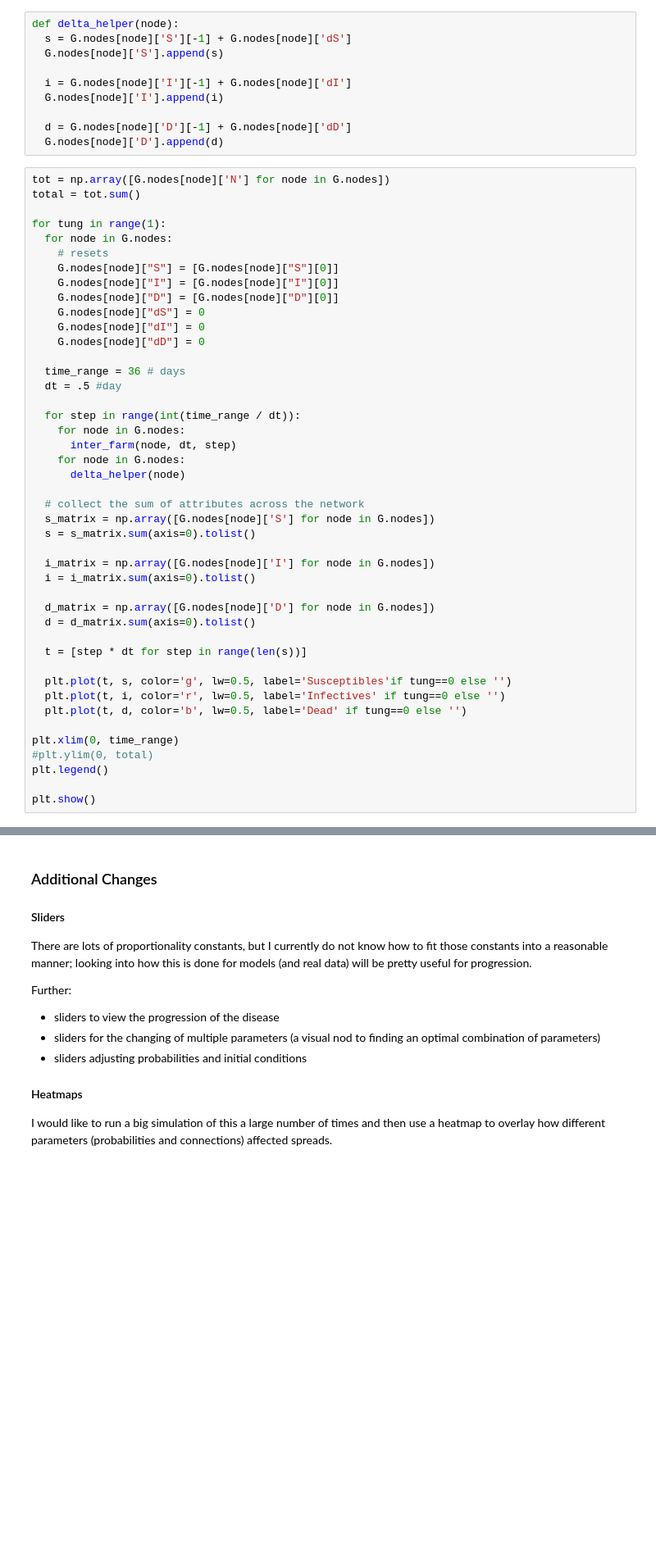
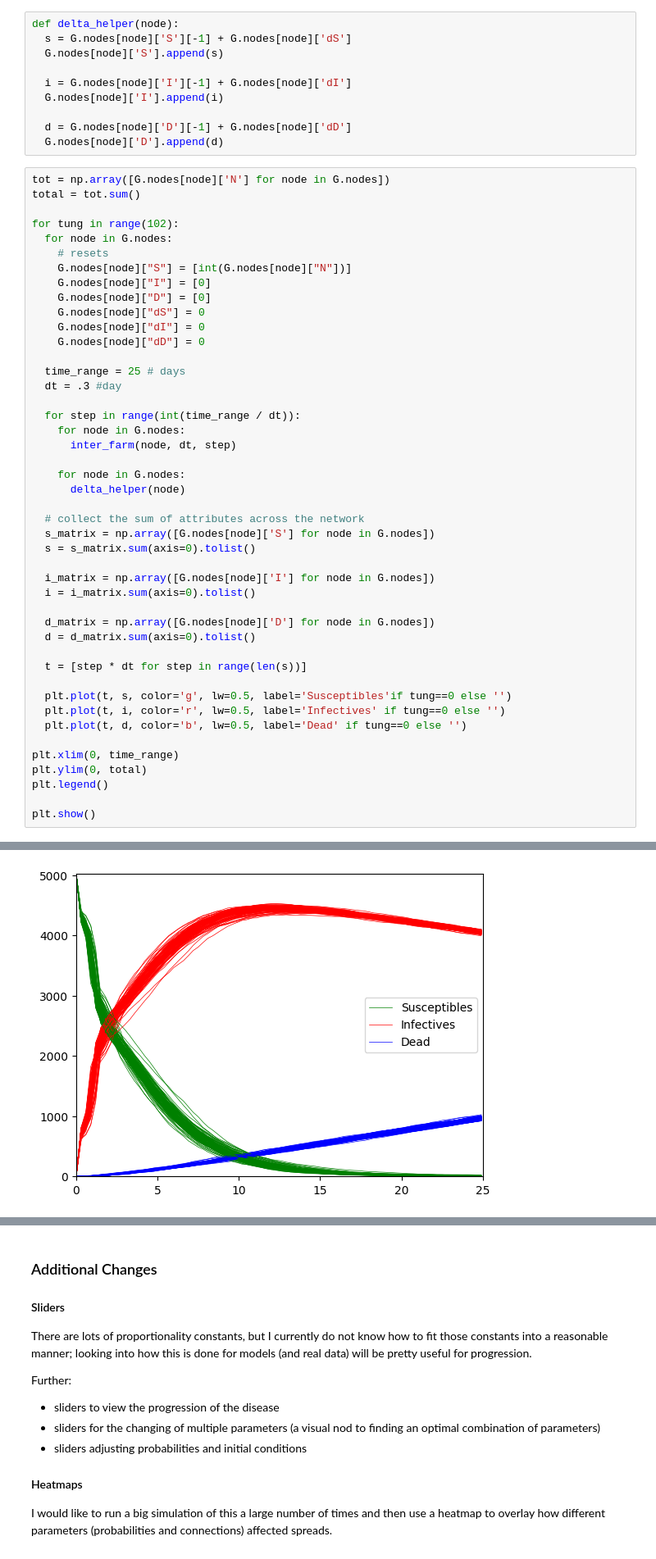
Before and after one commit to r-okotie179/diseaseModelling, a Jupyter notebook: test.ipynb, the cells around one changed output, grey strips where cells are left out. Shown at 82% size. Drawn from its saved outputs; the diff is of its cells as text; blank space fills up the shorter version.

```diff
--- a/test.ipynb
+++ b/test.ipynb
@@ -757,22 +762,23 @@ def delta_helper(node):
 tot = np.array([G.nodes[node]['N'] for node in G.nodes])
 total = tot.sum()
 
-for tung in range(1):
+for tung in range(102):
   for node in G.nodes:
     # resets
-    G.nodes[node]["S"] = [G.nodes[node]["S"][0]]
-    G.nodes[node]["I"] = [G.nodes[node]["I"][0]]
-    G.nodes[node]["D"] = [G.nodes[node]["D"][0]]
+    G.nodes[node]["S"] = [int(G.nodes[node]["N"])]
+    G.nodes[node]["I"] = [0]
+    G.nodes[node]["D"] = [0]
     G.nodes[node]["dS"] = 0
     G.nodes[node]["dI"] = 0
     G.nodes[node]["dD"] = 0
 
-  time_range = 36 # days
-  dt = .5 #day
+  time_range = 25 # days
+  dt = .3 #day
 
   for step in range(int(time_range / dt)):
     for node in G.nodes:
       inter_farm(node, dt, step)
+
     for node in G.nodes:
       delta_helper(node)
 
@@ -793,7 +799,7 @@ for tung in range(1):
   plt.plot(t, d, color='b', lw=0.5, label='Dead' if tung==0 else '')
 
 plt.xlim(0, time_range)
-#plt.ylim(0, total)
+plt.ylim(0, total)
 plt.legend()
 
 plt.show()
@@ -801,0 +807 @@ ValueError: lam < 0 or lam is NaN
+[figure, added]
```
Also changed, not shown: parts of 9 cells of this notebook.
